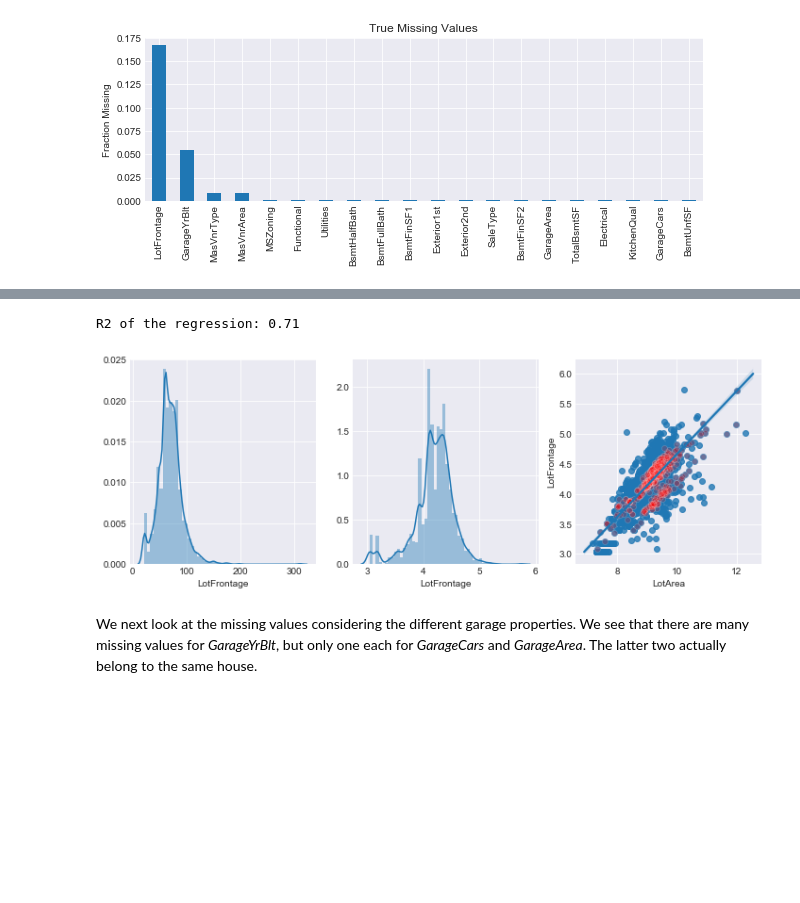
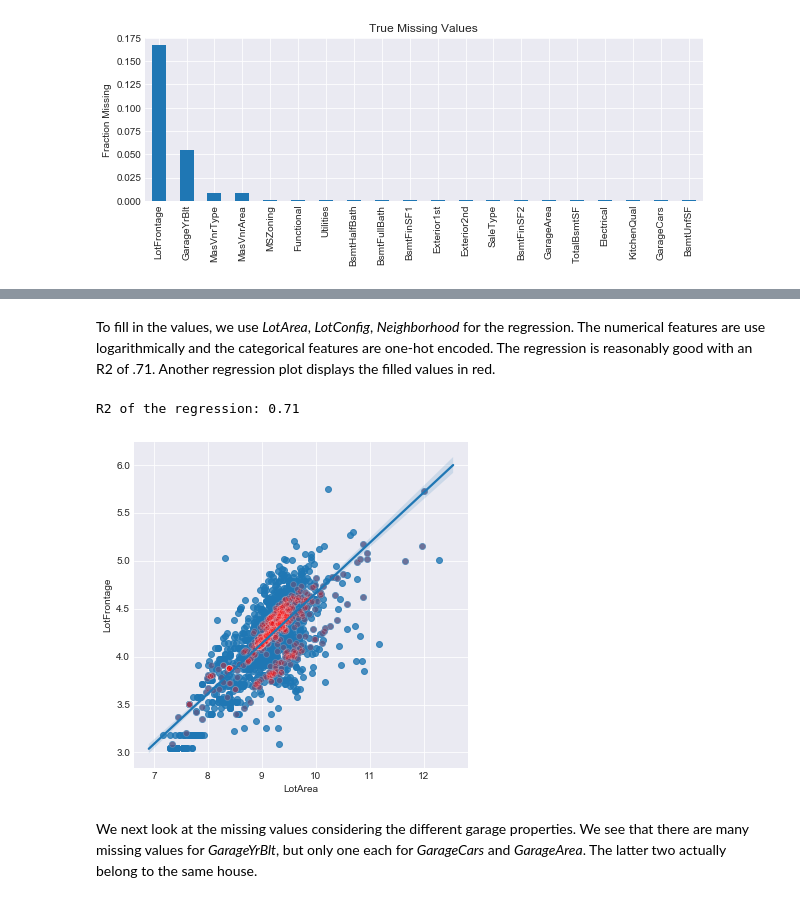
Before and after one commit to larpal/KaggleHousePrices, a Jupyter notebook: house_prices_XGB_NN.ipynb, the cells around one changed output, grey strips where cells are left out. Saved outputs shown, nothing was run; the diff lists cells and outputs as text; code cells hidden in the pictures; blank space fills up the shorter version.

```diff
--- a/house_prices_XGB_NN.ipynb
+++ b/house_prices_XGB_NN.ipynb
@@ -168,35 +164,32 @@ plt.show()
+# %% [markdown]
+To fill in the values, we use *LotArea*, *LotConfig*, *Neighborhood* for the regression. The numerical features are use logarithmically and the categorical features are one-hot encoded. The regression is reasonably good with an R2 of .71. Another regression plot displays the filled values in red.
 # %%
 from sklearn.linear_model import LinearRegression
 tmp = pd.get_dummies(df_tot[['LotFrontage','LotArea', 'LotConfig', 'Neighborhood']])
 tmp.loc[:,['LotArea','LotFrontage']] = np.log(tmp.loc[:,['LotArea','LotFrontage']])
 tmp
 #display(tmp.dropna()['LotFrontage'])
 #display(np.log(tmp.dropna().drop('LotArea',axis=1)))
 #tmp.dropna().drop('LotFrontage', axis=1)
 tmpreg = LinearRegression()
 tmpreg.fit(tmp.dropna().drop('LotFrontage',axis=1),tmp.dropna()['LotFrontage'])
 
 print('R2 of the regression: {:.2f}'.format(
     tmpreg.score(tmp.dropna().drop('LotFrontage', axis=1), tmp.dropna()['LotFrontage']))
      )
 #tmp3 = tmpreg.predict(tmp.loc[tmp.isnull().any(axis=1),['LotArea']])
 tmp3 = tmpreg.predict(tmp.loc[tmp.isnull().any(axis=1)].drop('LotFrontage',axis=1))
 df_tot.loc[df_tot.LotFrontage.isnull(),'LotFrontage'] = np.exp(tmp3)
+
+fig,ax = plt.subplots(figsize=(6,6))
+sns.regplot(x='LotArea',y='LotFrontage',
+            data=pd.concat([df_tot.loc[df_tot.LotFrontage.notnull(),'LotArea'].apply(np.log),
+           df_tot.loc[df_tot.LotFrontage.notnull(),'LotFrontage'].apply(np.log)], axis=1, sort=False),ax=ax)
+sns.scatterplot(x=tmp.loc[tmp.isnull().any(axis=1)]['LotArea'],y=tmp3,color='red',alpha=0.2,ax=ax)
+plt.show()
 # %% [output]
 R2 of the regression: 0.71
+[figure, added]
-# %%
-fig,ax = plt.subplots(ncols=3,nrows=1,figsize=(12,4))
-sns.distplot(df_tot.LotFrontage[df_tot.LotFrontage.notnull()],ax=ax[0])
-sns.distplot(df_tot.LotFrontage[df_tot.LotFrontage.notnull()].apply(np.log),ax=ax[1])
-sns.regplot(x='LotArea',y='LotFrontage',
-            data=pd.concat([df_tot.loc[df_tot.LotFrontage.notnull(),'LotArea'].apply(np.log),
-           df_tot.loc[df_tot.LotFrontage.notnull(),'LotFrontage'].apply(np.log)], axis=1, sort=False),ax=ax[2])
-#sns.scatter(pd.concat([df_tot.loc[df_tot.LotFrontage.notnull(),'LotArea'].apply(np.log),
-#           df_tot.loc[df_tot.LotFrontage.notnull(),'LotFrontage'].apply(np.log),ax=ax[2])
-sns.scatterplot(x=tmp.loc[tmp.isnull().any(axis=1)]['LotArea'],y=tmp3,color='red',alpha=0.2,ax=ax[2])
-plt.show()
-# %% [output]
-[figure, removed]
 # %% [markdown]
 We next look at the missing values considering the different garage properties. We see that there are many missing values for *GarageYrBlt*, but only one each for *GarageCars* and *GarageArea*. The latter two actually belong to the same house.
 # %%
```
Also changed, not shown: parts of 25 cells of this notebook, 1 other file.
